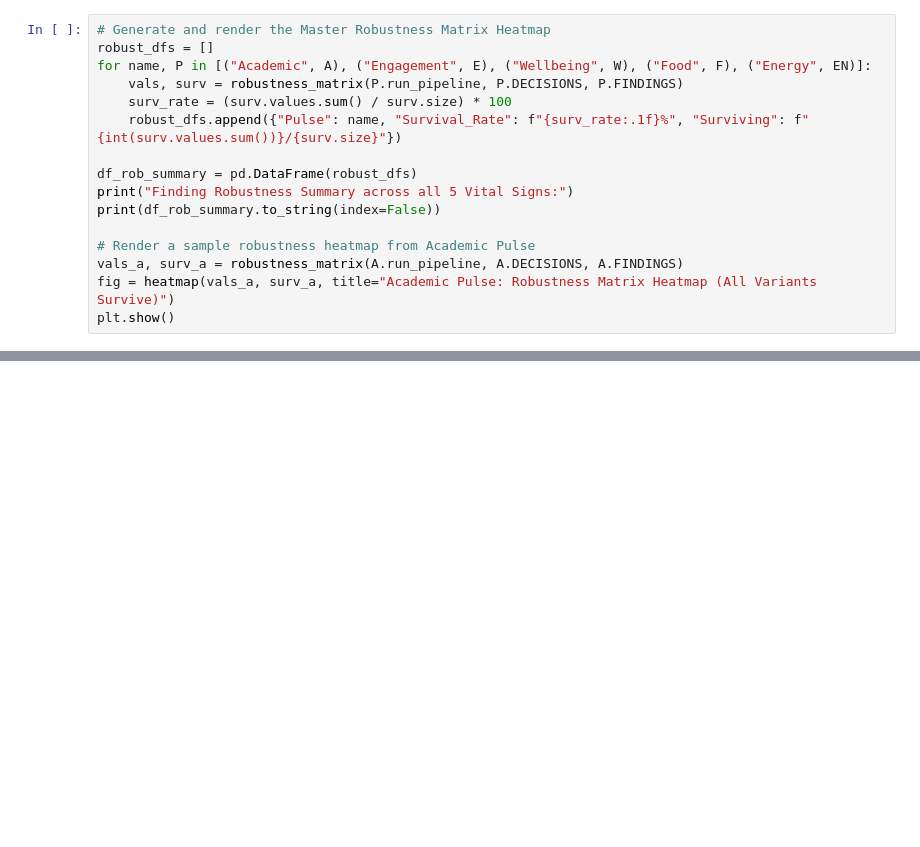
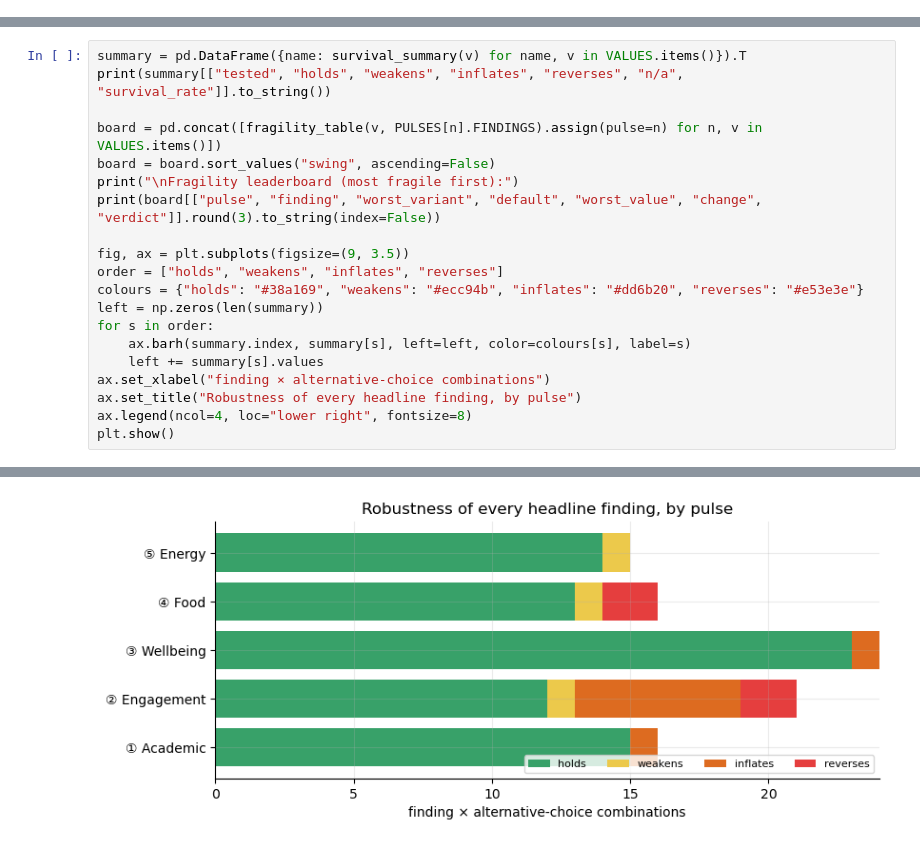
Before and after one commit to Rakesh-562/campusPulse, a Jupyter notebook: notebooks/conclusions.ipynb, the cells around one changed output, grey strips where cells are left out. Drawn from its saved outputs; the diff is of its cells as text; blank space fills up the shorter version.

```diff
--- a/notebooks/conclusions.ipynb
+++ b/notebooks/conclusions.ipynb
@@ -216,16 +0,0 @@ Let's visualize the composite robustness heatmap across all five vital signs.
-# %%
-# Generate and render the Master Robustness Matrix Heatmap
-robust_dfs = []
-for name, P in [("Academic", A), ("Engagement", E), ("Wellbeing", W), ("Food", F), ("Energy", EN)]:
-    vals, surv = robustness_matrix(P.run_pipeline, P.DECISIONS, P.FINDINGS)
-    surv_rate = (surv.values.sum() / surv.size) * 100
-    robust_dfs.append({"Pulse": name, "Survival_Rate": f"{surv_rate:.1f}%", "Surviving": f"{int(surv.values.sum())}/{surv.size}"})
-
-df_rob_summary = pd.DataFrame(robust_dfs)
-print("Finding Robustness Summary across all 5 Vital Signs:")
-print(df_rob_summary.to_string(index=False))
-
-# Render a sample robustness heatmap from Academic Pulse
-vals_a, surv_a = robustness_matrix(A.run_pipeline, A.DECISIONS, A.FINDINGS)
-fig = heatmap(vals_a, surv_a, title="Academic Pulse: Robustness Matrix Heatmap (All Variants Survive)")
-plt.show()
@@ -305,0 +111,21 @@ plt.show()
+# %%
+summary = pd.DataFrame({name: survival_summary(v) for name, v in VALUES.items()}).T
+print(summary[["tested", "holds", "weakens", "inflates", "reverses", "n/a", "survival_rate"]].to_string())
+
+board = pd.concat([fragility_table(v, PULSES[n].FINDINGS).assign(pulse=n) for n, v in VALUES.items()])
+board = board.sort_values("swing", ascending=False)
+print("\nFragility leaderboard (most fragile first):")
+print(board[["pulse", "finding", "worst_variant", "default", "worst_value", "change", "verdict"]].round(3).to_string(index=False))
+
+fig, ax = plt.subplots(figsize=(9, 3.5))
+order = ["holds", "weakens", "inflates", "reverses"]
+colours = {"holds": "#38a169", "weakens": "#ecc94b", "inflates": "#dd6b20", "reverses": "#e53e3e"}
+left = np.zeros(len(summary))
+for s in order:
+    ax.barh(summary.index, summary[s], left=left, color=colours[s], label=s)
+    left += summary[s].values
+ax.set_xlabel("finding × alternative-choice combinations")
+ax.set_title("Robustness of every headline finding, by pulse")
+ax.legend(ncol=4, loc="lower right", fontsize=8)
+plt.show()
+# %% [output]
@@ -305,0 +149 @@ plt.show()
+[figure, added]
```
Also changed, not shown: parts of 28 cells of this notebook, 24 other files.
